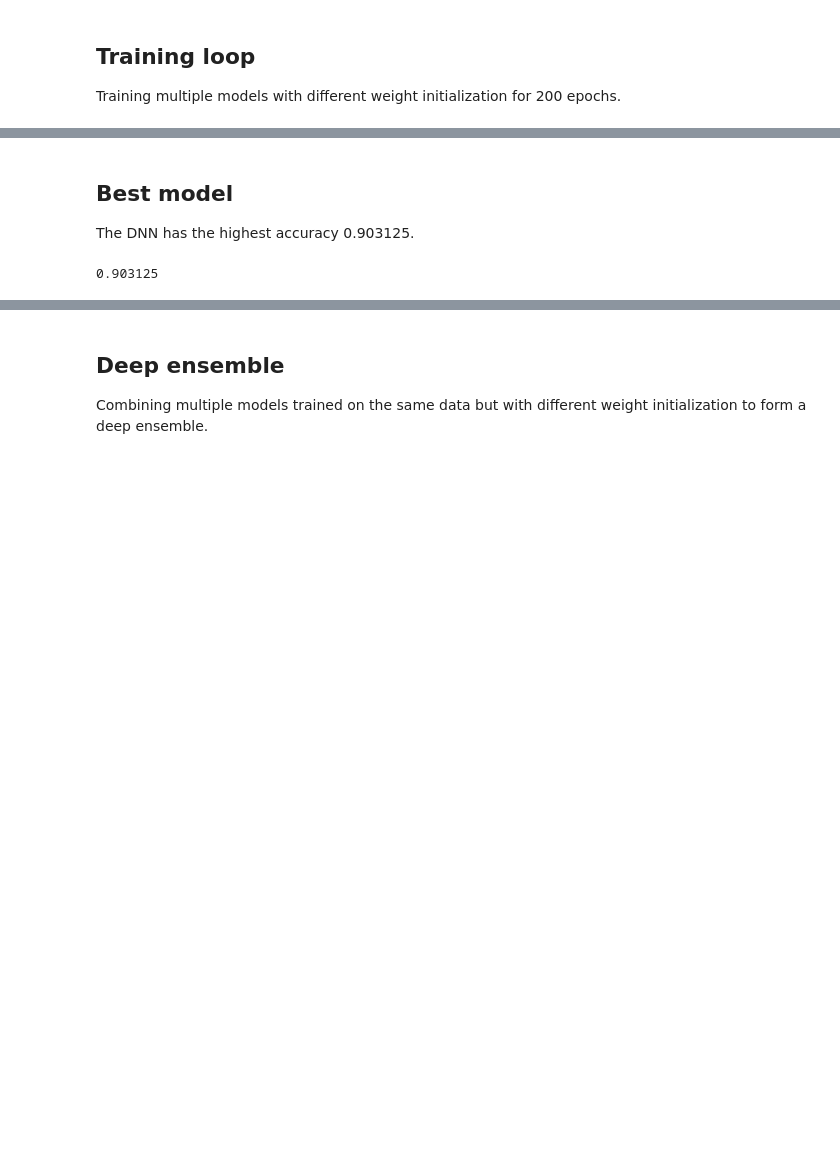
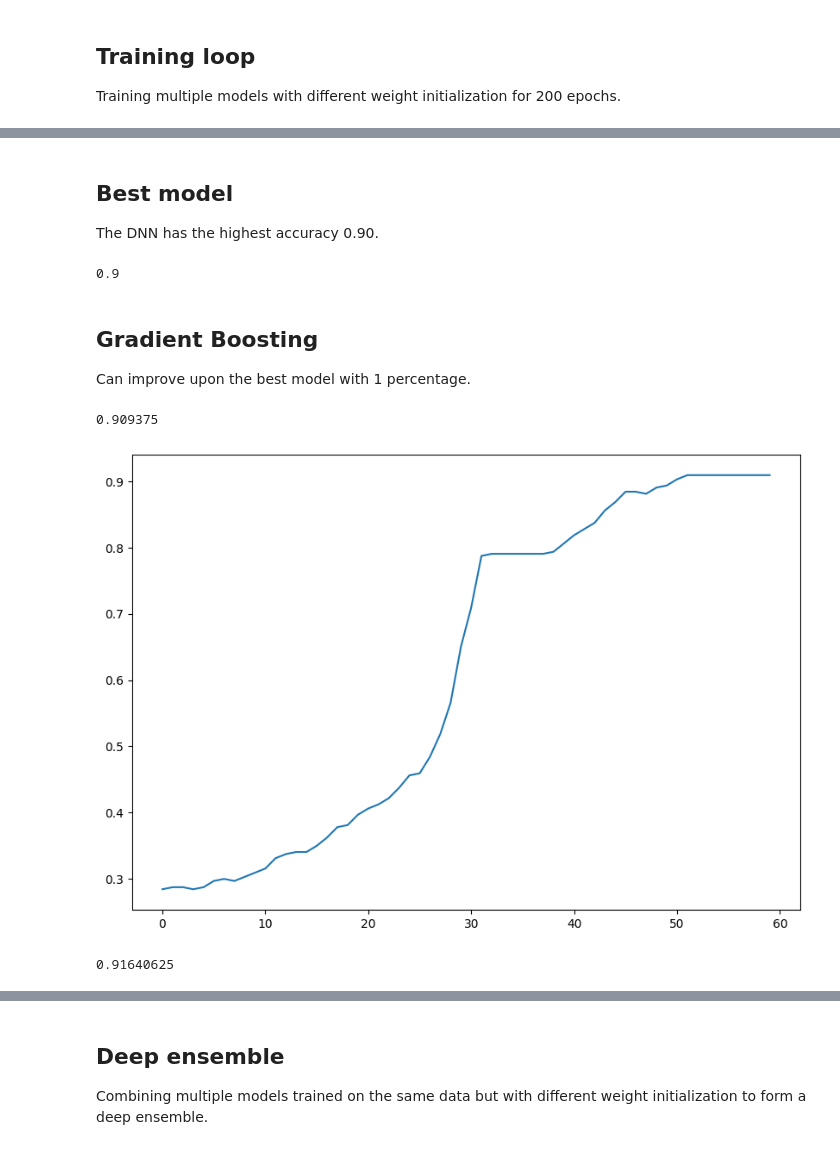
Before and after one commit to SunAndClouds/SML-Project, a Jupyter notebook: Algorithms/DNN.ipynb, the cells around one changed output, grey strips where cells are left out. Drawn from its saved outputs; the diff is of its cells as text; code cells hidden in the pictures; blank space fills up the shorter version.

Commit message:
added boosting

```diff
--- a/Algorithms/DNN.ipynb
+++ b/Algorithms/DNN.ipynb
@@ -178,11 +264,46 @@ for n in range(n_ensembles):
 # %% [markdown]
 ## Best model
-The DNN has the highest accuracy 0.903125.
+The DNN has the highest accuracy 0.90.
 # %%
-# pretrained_model = Model(17, X_train.shape[-1], y_train.shape[-1], 2)
-# pretrained_model.load_state_dict(ensembles[np.argmax(top_estimators)])
-pretrained_model = torch.load("model_0.90_accuracy.pth")
-
+pretrained_model = DNN(17, X_train.shape[-1], 2)
+pretrained_model.load_state_dict(optimal_weights)
 metric(pretrained_model(X_test), y_test)
 # %% [output]
-0.903125
+0.9
+# %% [markdown]
+## Gradient Boosting
+Can improve upon the best model with 1 percentage.
+# %%
+epochs = 60
+model = DNN(5, 1, layers=1, seed=0)
+optimizer = torch.optim.Adam(model.parameters(), lr=1e-3)
+test_metric_history = []
+
+with torch.no_grad():
+    base_train_pred = pretrained_model(X_train)
+    base_test_pred  = pretrained_model(X_test)
+
+for epoch in tqdm(range(epochs)):
+    optimizer.zero_grad()
+    new_train_input = base_train_pred
+    y_pred = model(new_train_input)
+    loss = loss_fn(y_pred, y_train)
+
+    with torch.no_grad():
+        new_test_input = base_test_pred
+        y_pred_test = model(new_test_input)
+        accuracy = metric(y_pred_test, y_test)
+        test_metric_history.append(accuracy)
+
+    loss.backward()
+    optimizer.step()
+
+plt.plot(test_metric_history)
+print(max(test_metric_history))
+# %% [output]
+0.909375
+[figure, added]
+# %%
+metric(model(pretrained_model(X_train)), y_train)
+# %% [output]
+0.91640625
```
Also changed, not shown: parts of 10 cells of this notebook.
